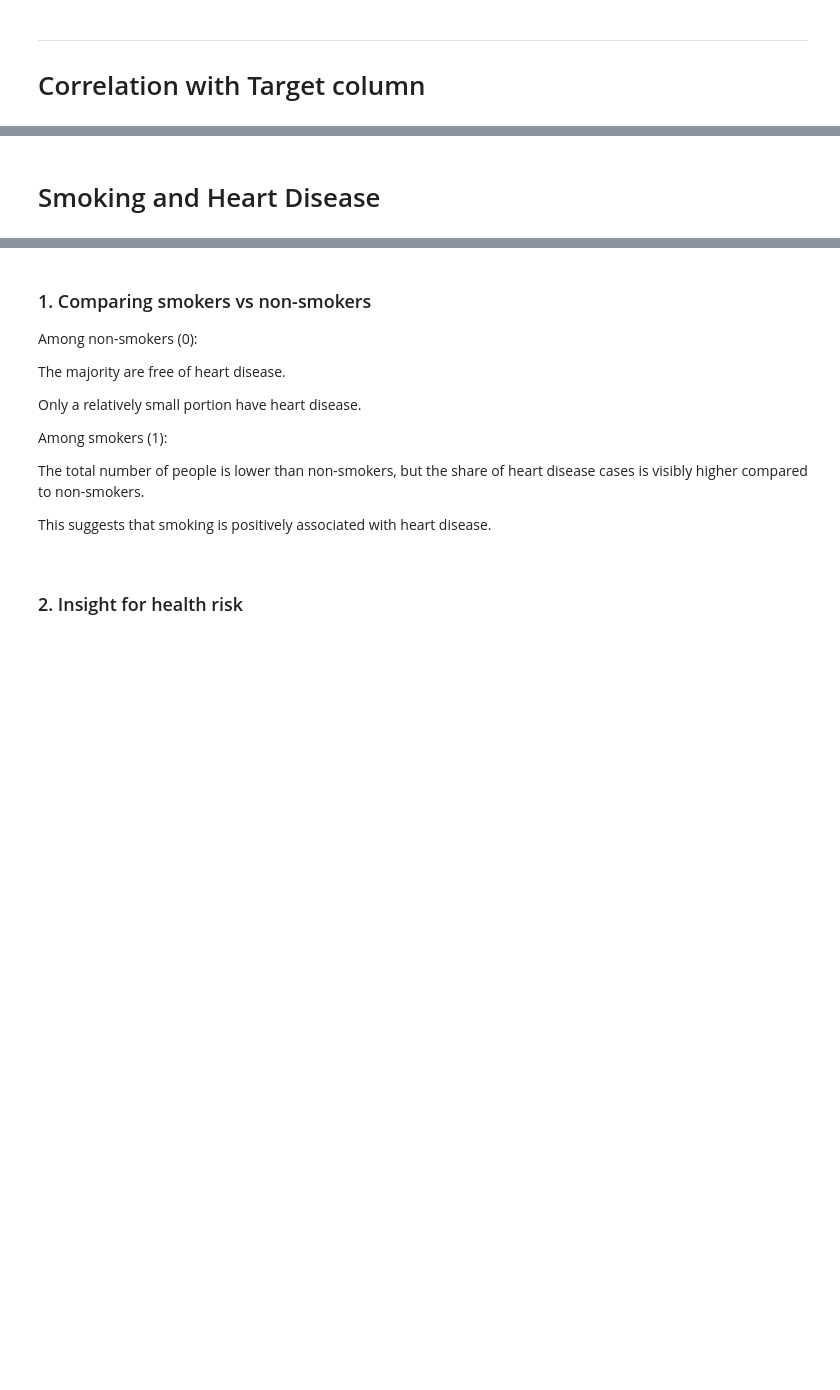
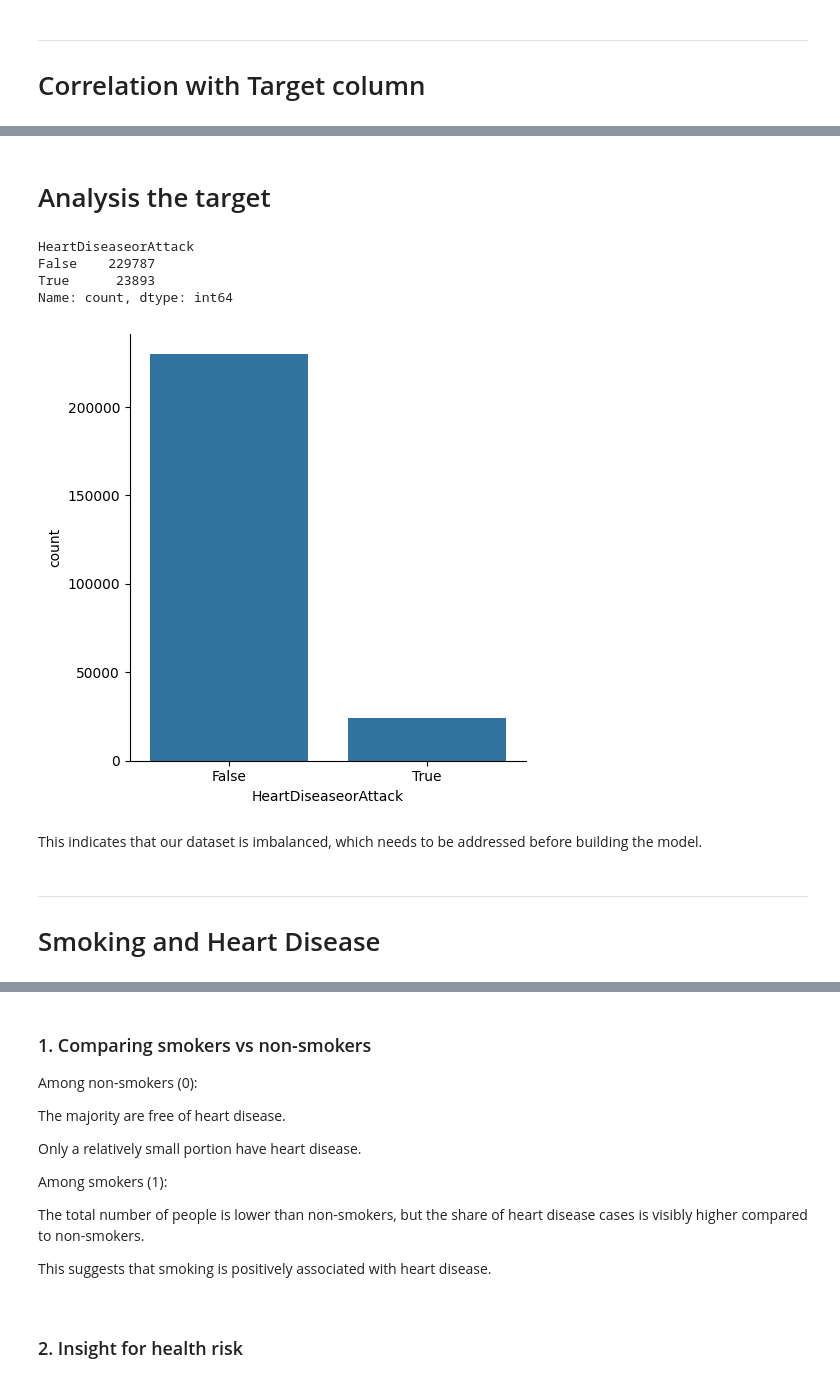
Before and after one commit to ahmed2005hussen/DEPI_Final_Project, a Jupyter notebook: main.ipynb, the cells around one changed output, grey strips where cells are left out. Drawn from its saved outputs; the diff is of its cells as text; code cells hidden in the pictures; blank space fills up the shorter version.

```diff
--- a/main.ipynb
+++ b/main.ipynb
@@ -555,4 +553,21 @@ plt.show()
+# %% [markdown]
+# Analysis the target
+# %%
+df1["HeartDiseaseorAttack"].value_counts()
+# %% [output]
+HeartDiseaseorAttack
+False    229787
+True      23893
+Name: count, dtype: int64
+# %%
+sns.catplot(kind = "count", data = df1 , x = "HeartDiseaseorAttack")
+plt.show()
+# %% [output]
+[figure, added]
+# %% [markdown]
+This indicates that our dataset is imbalanced, which needs to be addressed before building the model.
 # %% [markdown]
+---
 # Smoking and Heart Disease
 # %%
 plt.figure(figsize=(6,4))
```
Also changed, not shown: parts of 20 cells of this notebook.
